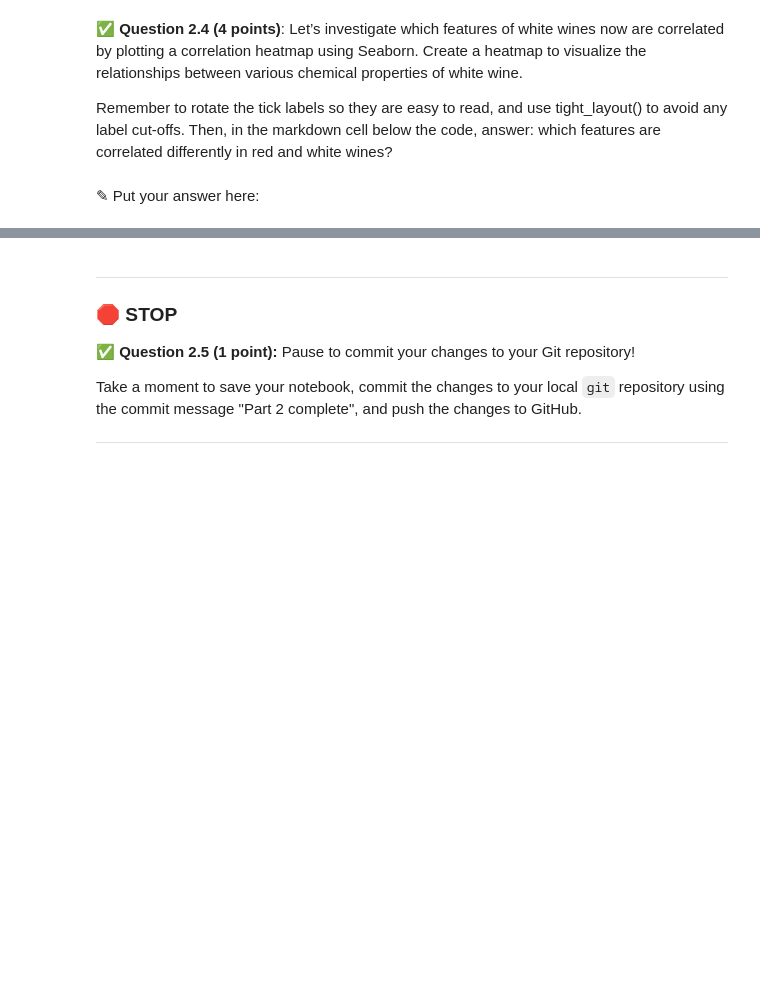
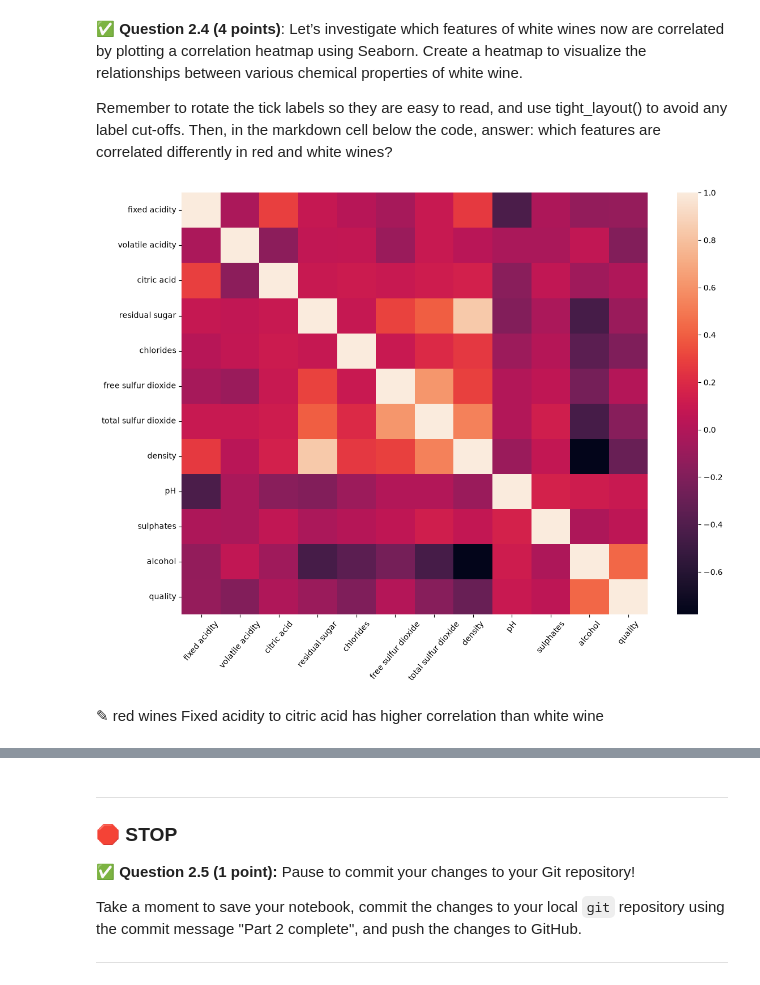
Before and after one commit to Joseph-wang1/CMSE202-f26-turnin, a Jupyter notebook: hw-03/HW03-Regression-STUDENT (1).ipynb, the cells around one changed output, grey strips where cells are left out. Drawn from its saved outputs; the diff is of its cells as text; code cells hidden in the pictures; blank space fills up the shorter version.

```diff
--- a/hw-03/HW03-Regression-STUDENT (1).ipynb
+++ b/hw-03/HW03-Regression-STUDENT (1).ipynb
@@ -215,8 +372,16 @@ Remember to rotate the tick labels so they are easy to read, and use tight_layou
 Then, in the markdown cell below the code, answer: which features are correlated differently in red and white wines?
 # %%
 # Put your code here
+plt.figure(figsize=(12, 9))
+n= white_wine.corr()
+sns.heatmap(n)
+plt.xticks(rotation=50)
+plt.yticks(rotation=0)
+plt.tight_layout()
+# %% [output]
+[figure, added]
 # %% [markdown]
-<font size=+3>&#9998;</font> Put your answer here:
+<font size=+3>&#9998;</font> red wines Fixed acidity to citric acid has higher correlation than white wine
 # %% [markdown]
 <!-- END QUESTION -->
 <!-- DO NOT MODIFY OR DELETE THIS CELL. Make sure your solution to the question above is in the cell(s) above this one. -->
```
Also changed, not shown: parts of 12 cells of this notebook, 3 other files.
